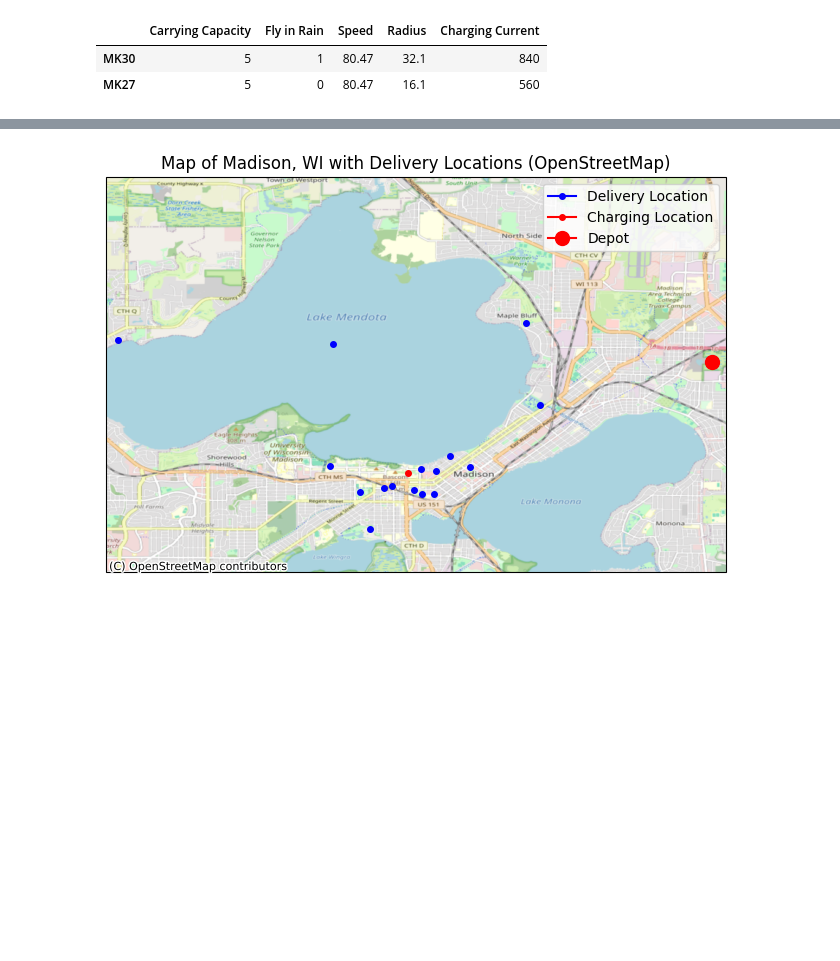
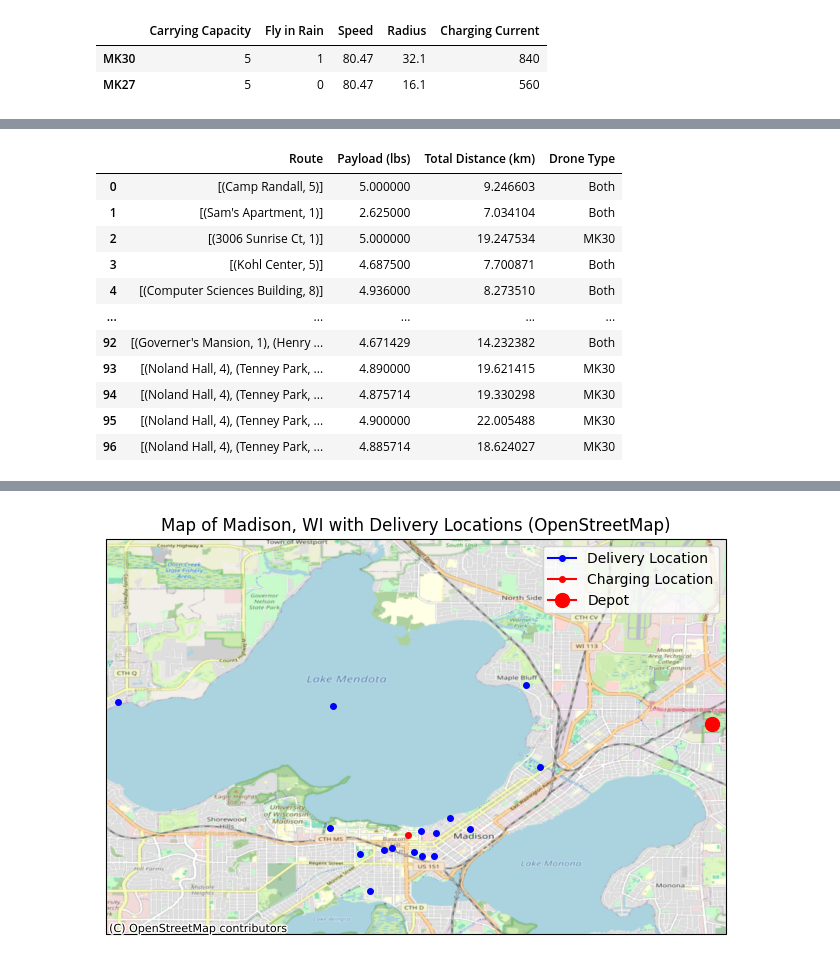
Before and after one commit to nandinijagtiani/DroneOptimization, a Jupyter notebook: Optimize/amazon.ipynb, the cells around one changed output, grey strips where cells are left out. Saved outputs shown, nothing was run; the diff lists cells and outputs as text; code cells hidden in the pictures; blank space fills up the shorter version.

Commit message:
Added all Feasible Routes

```diff
--- a/Optimize/amazon.ipynb
+++ b/Optimize/amazon.ipynb
@@ -186,0 +171,99 @@ display(routes_df)
+# %%
+def get_possible_routes():
+    possible_routes = []
+    unique_routes_set = set()  # To track unique routes by their items
+
+    # Generate all subsets of consumers
+    consumers = list(locations.keys())
+    all_subsets = []
+    for r in range(1, len(consumers) + 1):
+        all_subsets.extend(itertools.combinations(consumers, r))
+
+    for subset in all_subsets:
+        total_payload = 0
+        delivery_details = []  # Track item quantities delivered for each consumer
+        remaining_capacity = 5  # Start with max payload capacity
+
+        for consumer in subset:
+            item_payload = locations[consumer][2] / locations[consumer][3]  # Payload per item
+            max_items_for_location = min(
+                locations[consumer][3],
+                int(remaining_capacity // item_payload)
+            )
+
+            if max_items_for_location > 0:
+                delivered_payload = max_items_for_location * item_payload
+                total_payload += delivered_payload
+                remaining_capacity -= delivered_payload
+
+                delivery_details.append((consumer, max_items_for_location))
+
+        # Skip if no valid deliveries made or subset exceeds 5 lbs
+        if total_payload == 0 or total_payload > 5:
+            continue
+
+        # Create a sorted representation of the delivery route to ensure uniqueness
+        sorted_route = tuple(sorted(delivery_details))  # Sort the deliveries to prevent duplicates
+
+        # If this sorted route has been seen before, skip it
+        if sorted_route in unique_routes_set:
+            continue
+        unique_routes_set.add(sorted_route)
+
+        # Calculate total distance for this subset (Depot -> Consumers -> Sellery)
+        total_distance = 0
+        depot_lat, depot_lon = depot["DWI 4"]
+
+        for consumer, _ in delivery_details:
+            consumer_lat, consumer_lon = locations[consumer][:2]
+            total_distance += haversine(depot_lat, depot_lon, consumer_lat, consumer_lon)
+            depot_lat, depot_lon = consumer_lat, consumer_lon  # Update last location to consumer
+
+        sellery_lat, sellery_lon = sellery["Sellery"]
+        total_distance += haversine(depot_lat, depot_lon, sellery_lat, sellery_lon)
+
+        # Adjust for drone feasibility
+        adjusted_range_mk30 = initial_range_mk30 * (1 - total_payload / 100)
+        adjusted_range_mk27 = initial_range_mk27 * (1 - total_payload / 100)
+
+        mk30_feasible = total_distance <= adjusted_range_mk30
+        mk27_feasible = total_distance <= adjusted_range_mk27
+
+        drone_type = None
+        if mk30_feasible and mk27_feasible:
+            drone_type = "Both"
+        elif mk30_feasible:
+            drone_type = "MK30"
+        elif mk27_feasible:
+            drone_type = "MK27"
+
+        if drone_type:
+            possible_routes.append({
+                "Route": delivery_details,
+                "Payload (lbs)": total_payload,
+                "Total Distance (km)": total_distance,
+                "Drone Type": drone_type,
+            })
+
+    return possible_routes
+
+# Get all possible routes
+routes = get_possible_routes()
+
+# Convert to DataFrame and display
+routes_df = pd.DataFrame(routes)
+routes_df.to_csv('routes.csv', index=False)
+display(routes_df)
+# %% [output]
+|  | Route | Payload (lbs) | Total Distance (km) | Drone Type |
+| 0 | [(Camp Randall, 5)] | 5.000000 | 9.246603 | Both |
+| 1 | [(Sam's Apartment, 1)] | 2.625000 | 7.034104 | Both |
+| 2 | [(3006 Sunrise Ct, 1)] | 5.000000 | 19.247534 | MK30 |
+| 3 | [(Kohl Center, 5)] | 4.687500 | 7.700871 | Both |
+| 4 | [(Computer Sciences Building, 8)] | 4.936000 | 8.273510 | Both |
+| ... | ... | ... | ... | ... |
+| 92 | [(Governer's Mansion, 1), (Henry ... | 4.671429 | 14.232382 | Both |
+| 93 | [(Noland Hall, 4), (Tenney Park, ... | 4.890000 | 19.621415 | MK30 |
+| 94 | [(Noland Hall, 4), (Tenney Park, ... | 4.875714 | 19.330298 | MK30 |
+| 95 | [(Noland Hall, 4), (Tenney Park, ... | 4.900000 | 22.005488 | MK30 |
+| 96 | [(Noland Hall, 4), (Tenney Park, ... | 4.885714 | 18.624027 | MK30 |
```
Also changed, not shown: parts of 4 cells of this notebook, 2 other files.
